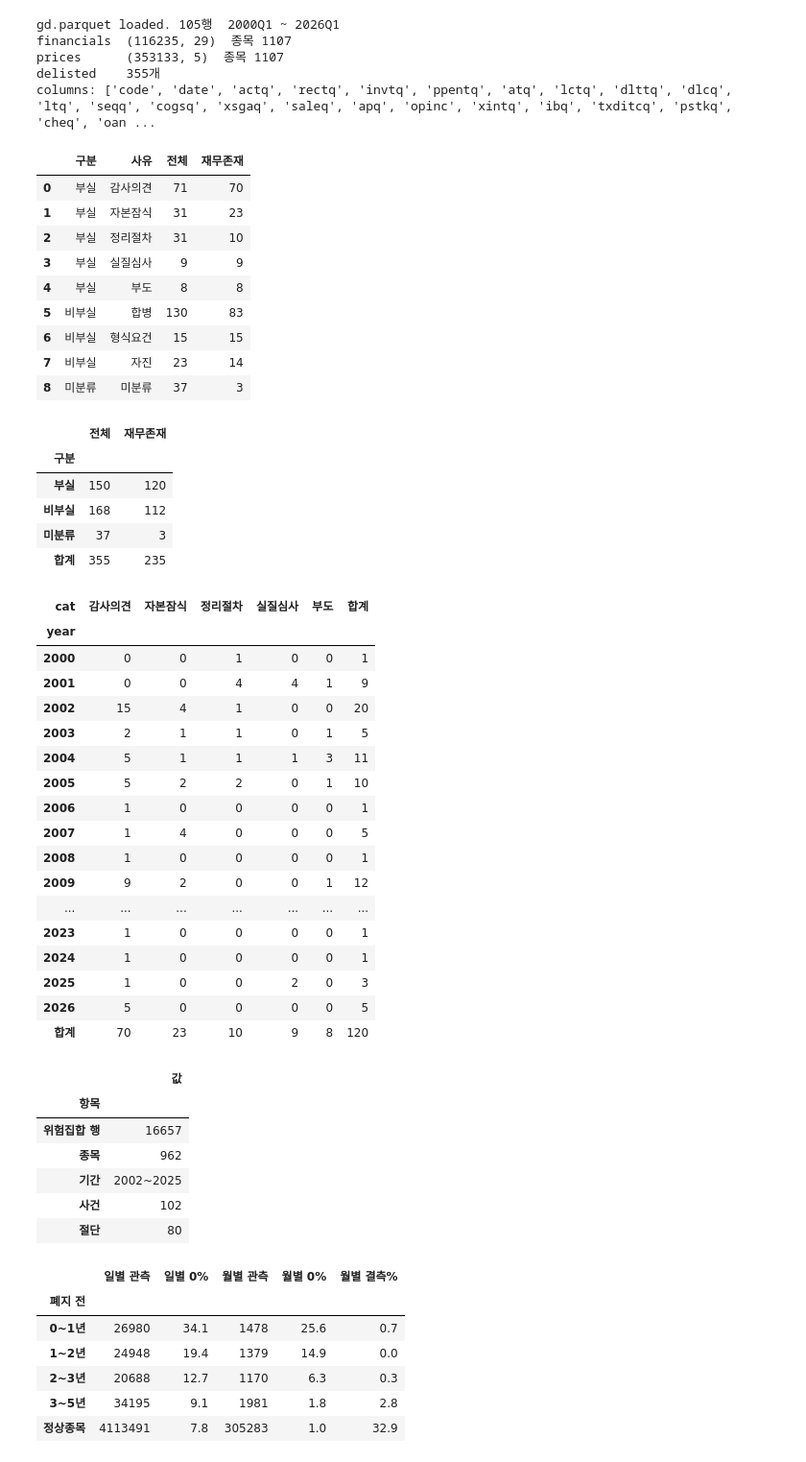
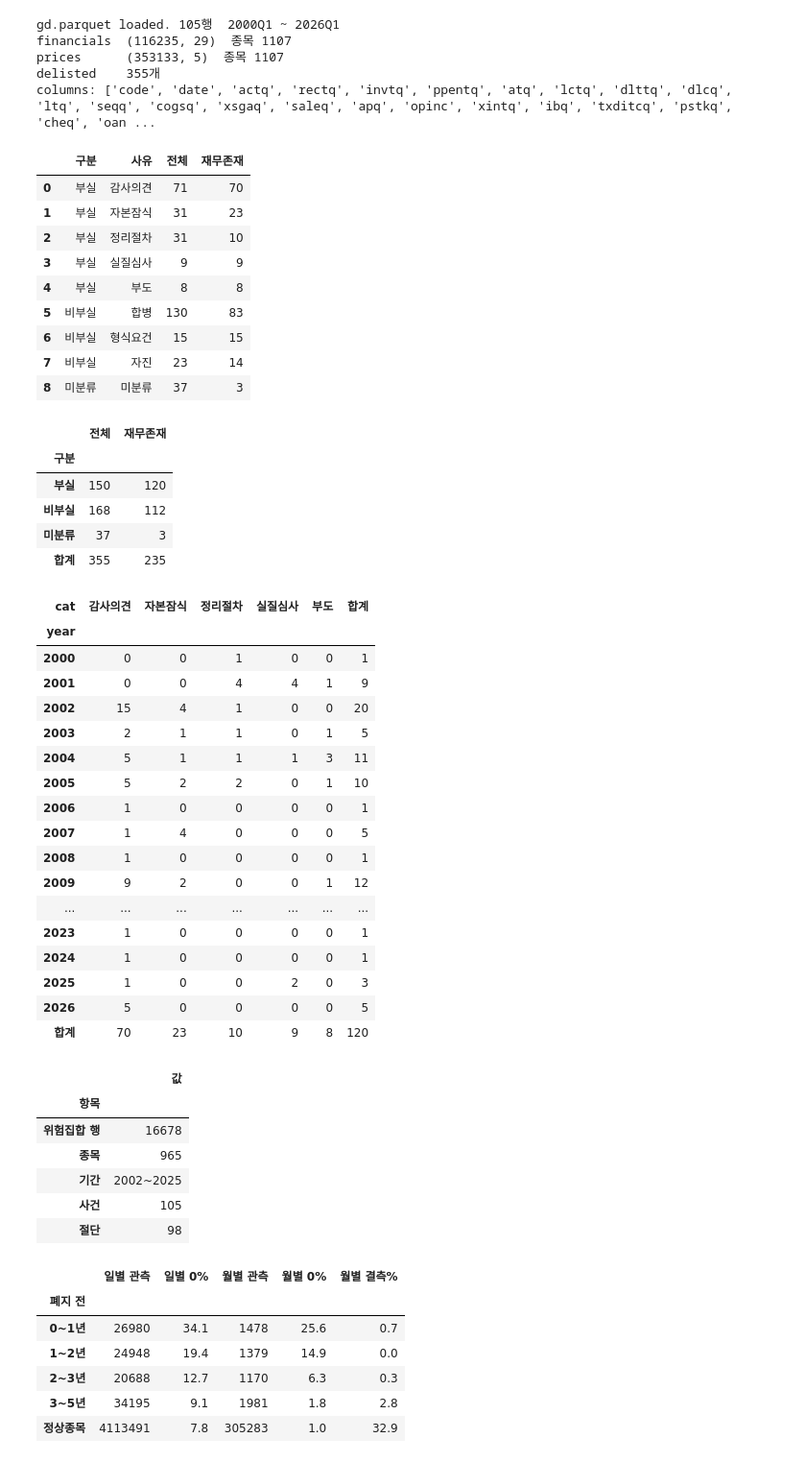
Before and after one commit to Seanjeon0220/project, a Jupyter notebook: quant/fVoL/kospi/delisted_withD.ipynb, the cells around one changed output. Shown at 96% size. Drawn from its saved outputs; the diff is of its cells as text; code cells hidden in the pictures.

```diff
--- a/quant/fVoL/kospi/delisted_withD.ipynb
+++ b/quant/fVoL/kospi/delisted_withD.ipynb
@@ -135,6 +135,10 @@ pxr = prices.copy()
 pxr['year'] = pd.to_datetime(pxr['date']).dt.year
 live = pxr[pxr['ret'].notna() | pxr['mktcap'].notna()]
 alive = live[['code', 'year']].drop_duplicates()
+
+delyr = dcx[['code', 'del_year']].rename(columns={'del_year': 'year'})
+alive = pd.concat([alive, delyr], ignore_index=True).drop_duplicates()
+
 alive = alive[(alive['year'] >= YR0) & (alive['year'] <= YR1)]
 alive = alive[~alive['code'].isin(excl_codes)]
 alive = alive.merge(dcx[['code', 'del_year', 'is_bad']], on='code', how='left')
@@ -162,38 +166,38 @@ display(rs)
 | 5 | 비부실 | 합병 | 130 | 83 |
 | 6 | 비부실 | 형식요건 | 15 | 15 |
 | 7 | 비부실 | 자진 | 23 | 14 |
 | 8 | 미분류 | 미분류 | 37 | 3 |
 |  | 전체 | 재무존재 |
 | 구분 |  |  |
 | 부실 | 150 | 120 |
 | 비부실 | 168 | 112 |
 | 미분류 | 37 | 3 |
 | 합계 | 355 | 235 |
 | cat | 감사의견 | 자본잠식 | 정리절차 | 실질심사 | 부도 | 합계 |
 | year |  |  |  |  |  |  |
 | 2000 | 0 | 0 | 1 | 0 | 0 | 1 |
 | 2001 | 0 | 0 | 4 | 4 | 1 | 9 |
 | 2002 | 15 | 4 | 1 | 0 | 0 | 20 |
 | 2003 | 2 | 1 | 1 | 0 | 1 | 5 |
 | 2004 | 5 | 1 | 1 | 1 | 3 | 11 |
 | 2005 | 5 | 2 | 2 | 0 | 1 | 10 |
 | 2006 | 1 | 0 | 0 | 0 | 0 | 1 |
 | 2007 | 1 | 4 | 0 | 0 | 0 | 5 |
 | 2008 | 1 | 0 | 0 | 0 | 0 | 1 |
 | 2009 | 9 | 2 | 0 | 0 | 1 | 12 |
 | ... | ... | ... | ... | ... | ... | ... |
 | 2023 | 1 | 0 | 0 | 0 | 0 | 1 |
 | 2024 | 1 | 0 | 0 | 0 | 0 | 1 |
 | 2025 | 1 | 0 | 0 | 2 | 0 | 3 |
 | 2026 | 5 | 0 | 0 | 0 | 0 | 5 |
 | 합계 | 70 | 23 | 10 | 9 | 8 | 120 |
 |  | 값 |
 | 항목 |  |
-| 위험집합 행 | 16657 |
-| 종목 | 962 |
+| 위험집합 행 | 16678 |
+| 종목 | 965 |
 | 기간 | 2002~2025 |
-| 사건 | 102 |
-| 절단 | 80 |
+| 사건 | 105 |
+| 절단 | 98 |
 # %%
 # D1
 
```
Also changed, not shown: parts of 33 cells of this notebook.
